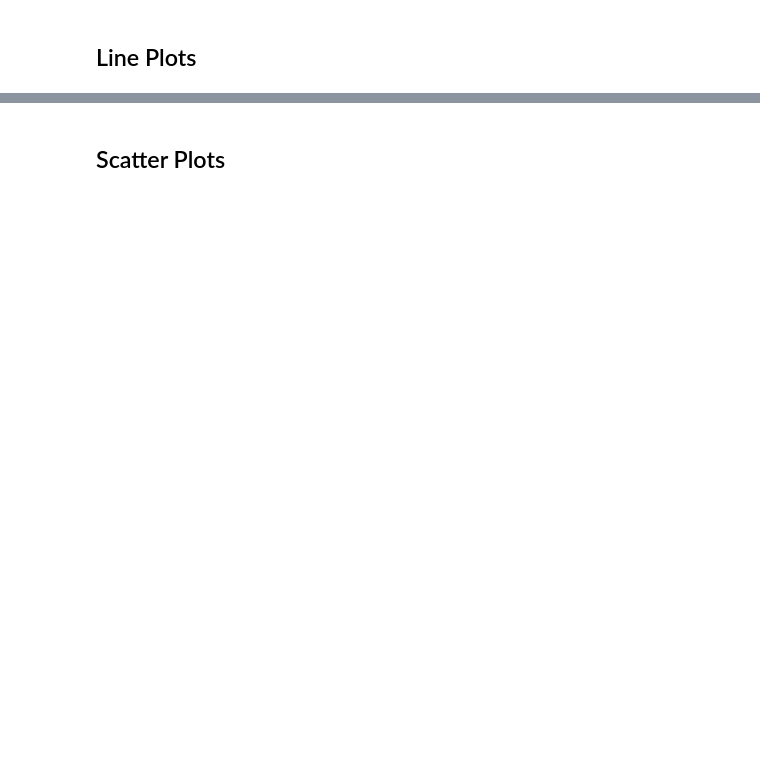
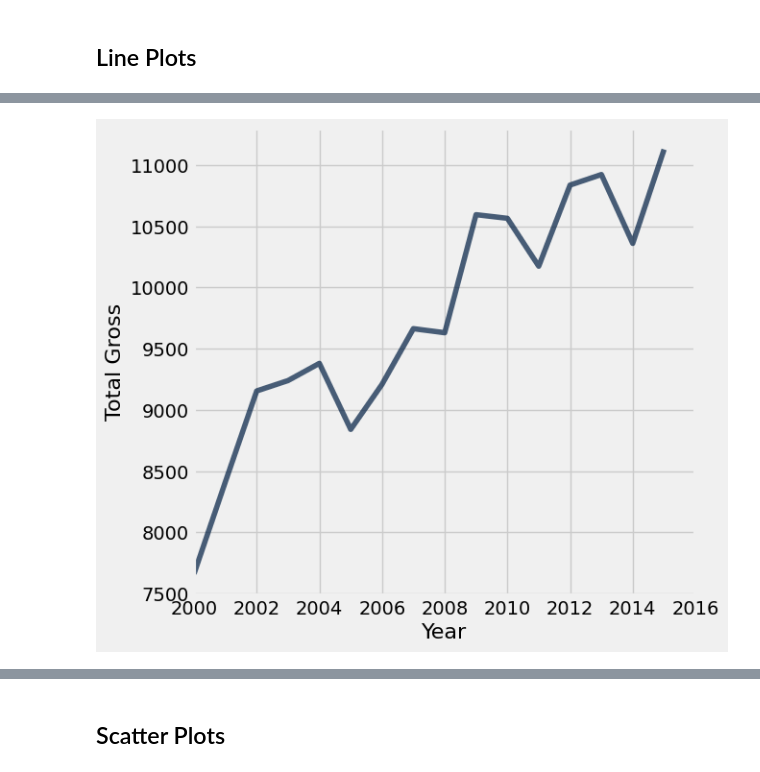
Before and after one commit to data-8/materials-su23, a Jupyter notebook: lec/lec05_empty.ipynb, the cells around one changed output, grey strips where cells are left out. Drawn from its saved outputs; the diff is of its cells as text; code cells hidden in the pictures; blank space fills up the shorter version.

```diff
--- a/lec/lec05_empty.ipynb
+++ b/lec/lec05_empty.ipynb
@@ -15,3 +30,3 @@ movies.plot(..., ...)
 # %%
-century_21 = ...
+century_21 = movies.where('Year', are.above_or_equal_to(2000))
 century_21.show()
@@ -18,4 +51,6 @@ century_21.show()
 # %%
-century_21.plot(..., ...)
+century_21.plot('Year', 'Total Gross')
 plots.xlim(2000, 2016);
+# %% [output]
+[figure, added]
 # %%
```
Also changed, not shown: parts of 13 cells of this notebook, 2 other files.
